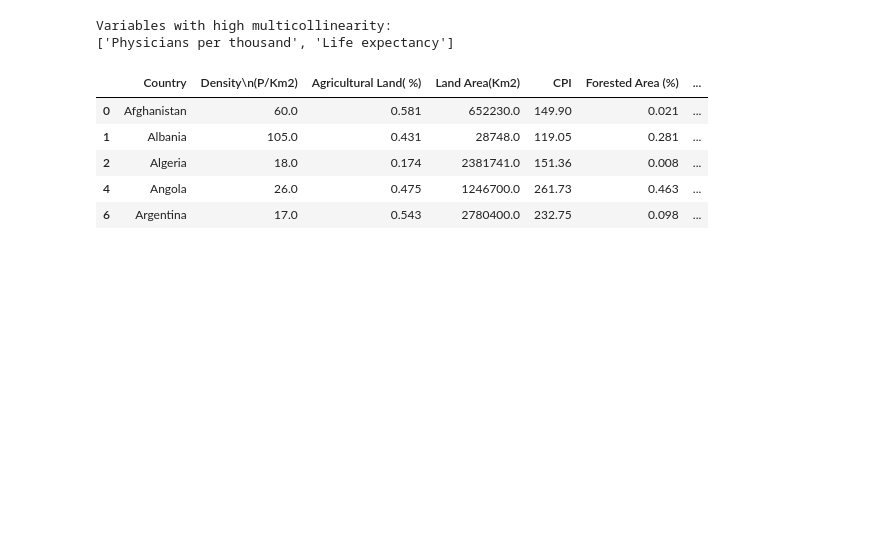
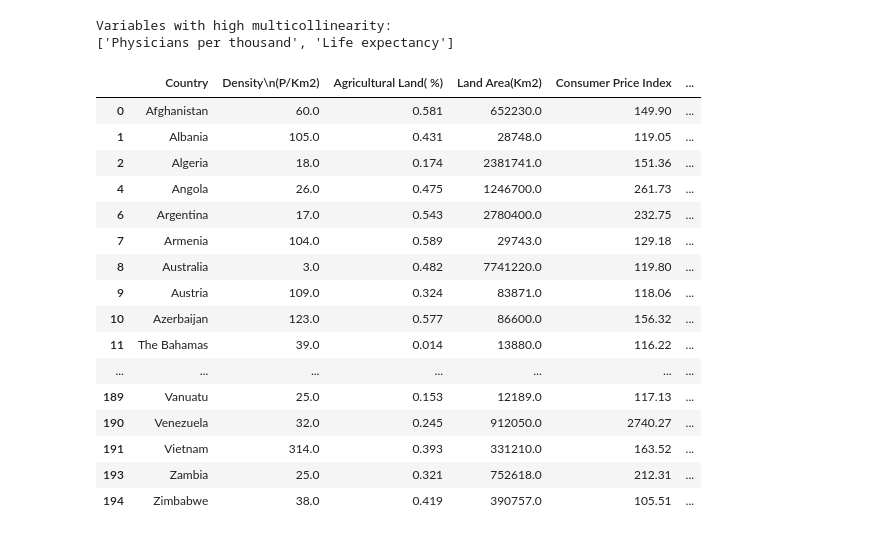
Before and after one commit to KacperWro/DataAnalysisCA, a Jupyter notebook: main.ipynb, the cells around one changed output. Saved outputs shown, nothing was run; the diff lists cells and outputs as text; code cells hidden in the pictures; blank space fills up the shorter version.

```diff
--- a/main.ipynb
+++ b/main.ipynb
@@ -369,18 +369,29 @@ Variables with high multicollinearity:
 # %%
 world_data.rename(columns={'CPI': 'Consumer Price Index'}, inplace=True)
 world_data.rename(columns={'Gasoline Price': 'Gasoline Price ($)'}, inplace=True)
 world_data.rename(columns={'GDP': 'GDP ($)'}, inplace=True)
 world_data.rename(columns={'Minimum wage': 'Minimum wage ($)'}, inplace=True)
 world_data.rename(columns={'Out of pocket health expenditure': 'Out of pocket health expenditure (%)'}, inplace=True)
 world_data.rename(columns={'Total tax rate': 'Total tax rate (%)'}, inplace=True)
 world_data.rename(columns={'Unemployment rate': 'Unemployment rate (%)'}, inplace=True)
 
 with pd.option_context('display.max_rows', None, 'display.max_columns', None):
-    display(world_data.head())
+    display(world_data)
 # %% [output]
-|  | Country | Density\n(P/Km2) | Agricultural Land( %) | Land Area(Km2) | CPI | Forested Area (%) | ... |
-| 0 | Afghanistan | 60.0 | 0.581 | 652230.0 | 149.90 | 0.021 | ... |
-| 1 | Albania | 105.0 | 0.431 | 28748.0 | 119.05 | 0.281 | ... |
-| 2 | Algeria | 18.0 | 0.174 | 2381741.0 | 151.36 | 0.008 | ... |
-| 4 | Angola | 26.0 | 0.475 | 1246700.0 | 261.73 | 0.463 | ... |
-| 6 | Argentina | 17.0 | 0.543 | 2780400.0 | 232.75 | 0.098 | ... |
+|  | Country | Density\n(P/Km2) | Agricultural Land( %) | Land Area(Km2) | Consumer Price Index | ... |
+| 0 | Afghanistan | 60.0 | 0.581 | 652230.0 | 149.90 | ... |
+| 1 | Albania | 105.0 | 0.431 | 28748.0 | 119.05 | ... |
+| 2 | Algeria | 18.0 | 0.174 | 2381741.0 | 151.36 | ... |
+| 4 | Angola | 26.0 | 0.475 | 1246700.0 | 261.73 | ... |
+| 6 | Argentina | 17.0 | 0.543 | 2780400.0 | 232.75 | ... |
+| 7 | Armenia | 104.0 | 0.589 | 29743.0 | 129.18 | ... |
+| 8 | Australia | 3.0 | 0.482 | 7741220.0 | 119.80 | ... |
+| 9 | Austria | 109.0 | 0.324 | 83871.0 | 118.06 | ... |
+| 10 | Azerbaijan | 123.0 | 0.577 | 86600.0 | 156.32 | ... |
+| 11 | The Bahamas | 39.0 | 0.014 | 13880.0 | 116.22 | ... |
+| ... | ... | ... | ... | ... | ... | ... |
+| 189 | Vanuatu | 25.0 | 0.153 | 12189.0 | 117.13 | ... |
+| 190 | Venezuela | 32.0 | 0.245 | 912050.0 | 2740.27 | ... |
+| 191 | Vietnam | 314.0 | 0.393 | 331210.0 | 163.52 | ... |
+| 193 | Zambia | 25.0 | 0.321 | 752618.0 | 212.31 | ... |
+| 194 | Zimbabwe | 38.0 | 0.419 | 390757.0 | 105.51 | ... |
```
Also changed, not shown: parts of 5 cells of this notebook.
